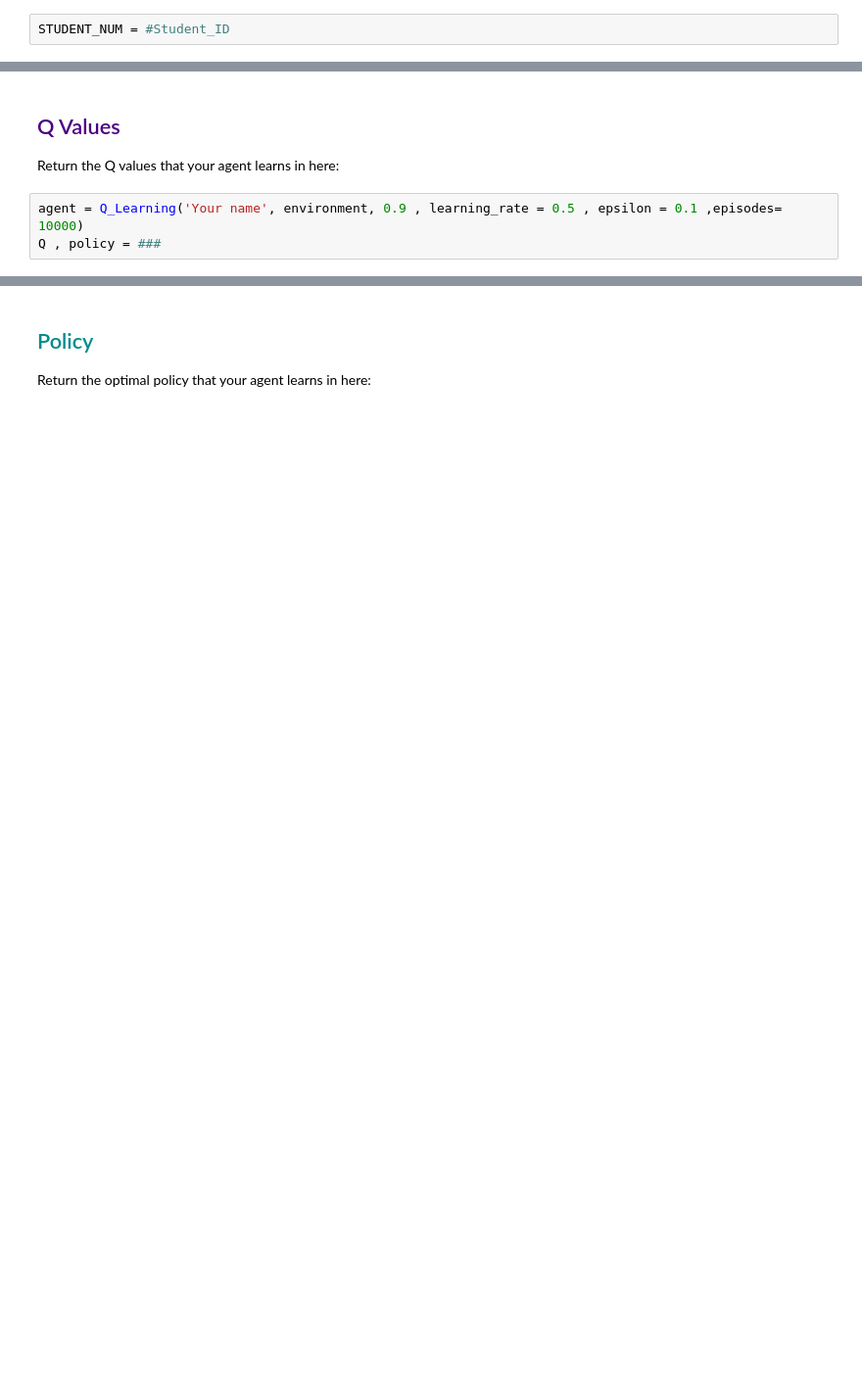
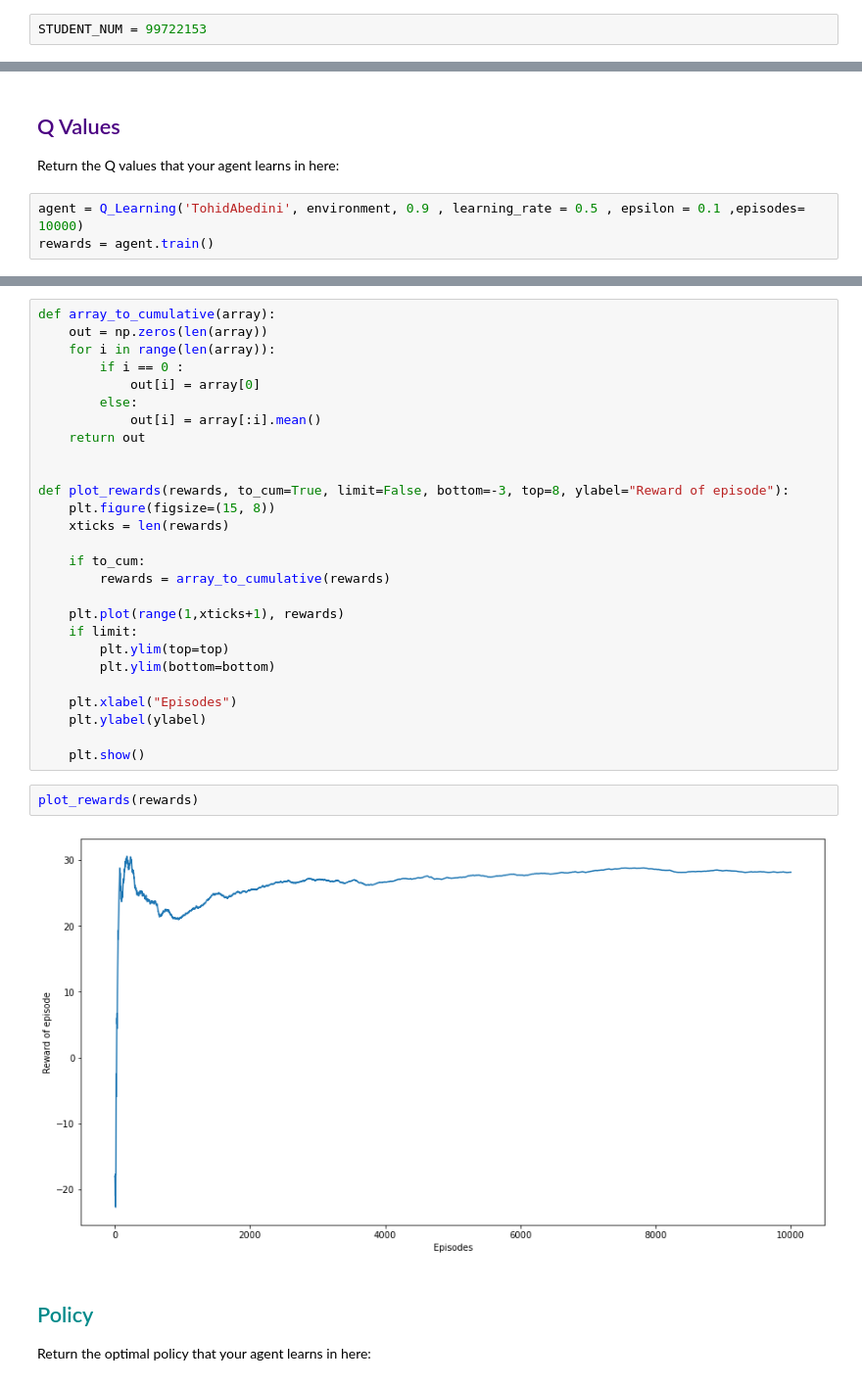
Before and after one commit to tohidabedini/Neural-Networks-Course-1400-repo, a Jupyter notebook: HW05/HW5.ipynb, the cells around one changed output, grey strips where cells are left out. Shown: that part at 98% size. Cells and saved outputs as stored; diff of their text form; blank space fills up the shorter version.

```diff
--- a/HW05/HW5.ipynb
+++ b/HW05/HW5.ipynb
@@ -162,7 +183,7 @@ def make_map(studentNum):
 # %% [markdown]
 ## Your Student ID
 # %%
-STUDENT_NUM = #Student_ID
+STUDENT_NUM = 99722153
 # %% [markdown]
 # HyperParameters
 # %%
@@ -211,5 +319,5 @@ class Q_Learning:
 ## <h2><font color=indigo> Q Values
 Return the Q values that your agent learns in here:
 # %%
-agent = Q_Learning('Your name', environment, 0.9 , learning_rate = 0.5 , epsilon = 0.1 ,episodes= 10000)
-Q , policy = ###
+agent = Q_Learning('TohidAbedini', environment, 0.9 , learning_rate = 0.5 , epsilon = 0.1 ,episodes= 10000)
+rewards = agent.train()
@@ -216,3 +370,34 @@ Q , policy = ###
+# %%
+def array_to_cumulative(array):
+    out = np.zeros(len(array))
+    for i in range(len(array)):
+        if i == 0 :
+            out[i] = array[0]
+        else:
+            out[i] = array[:i].mean()
+    return out
+
+
+def plot_rewards(rewards, to_cum=True, limit=False, bottom=-3, top=8, ylabel="Reward of episode"):
+    plt.figure(figsize=(15, 8))
+    xticks = len(rewards)
+
+    if to_cum:
+        rewards = array_to_cumulative(rewards)
+
+    plt.plot(range(1,xticks+1), rewards)
+    if limit:
+        plt.ylim(top=top)
+        plt.ylim(bottom=bottom)
+
+    plt.xlabel("Episodes")
+    plt.ylabel(ylabel)
+
+    plt.show()
+# %%
+plot_rewards(rewards)
+# %% [output]
+[figure, added]
 # %% [markdown]
 ## <h2><font color=darkcyan> Policy
 Return the optimal policy that your agent learns in here:
```
Also changed, not shown: parts of 13 cells of this notebook, 1 other file.
